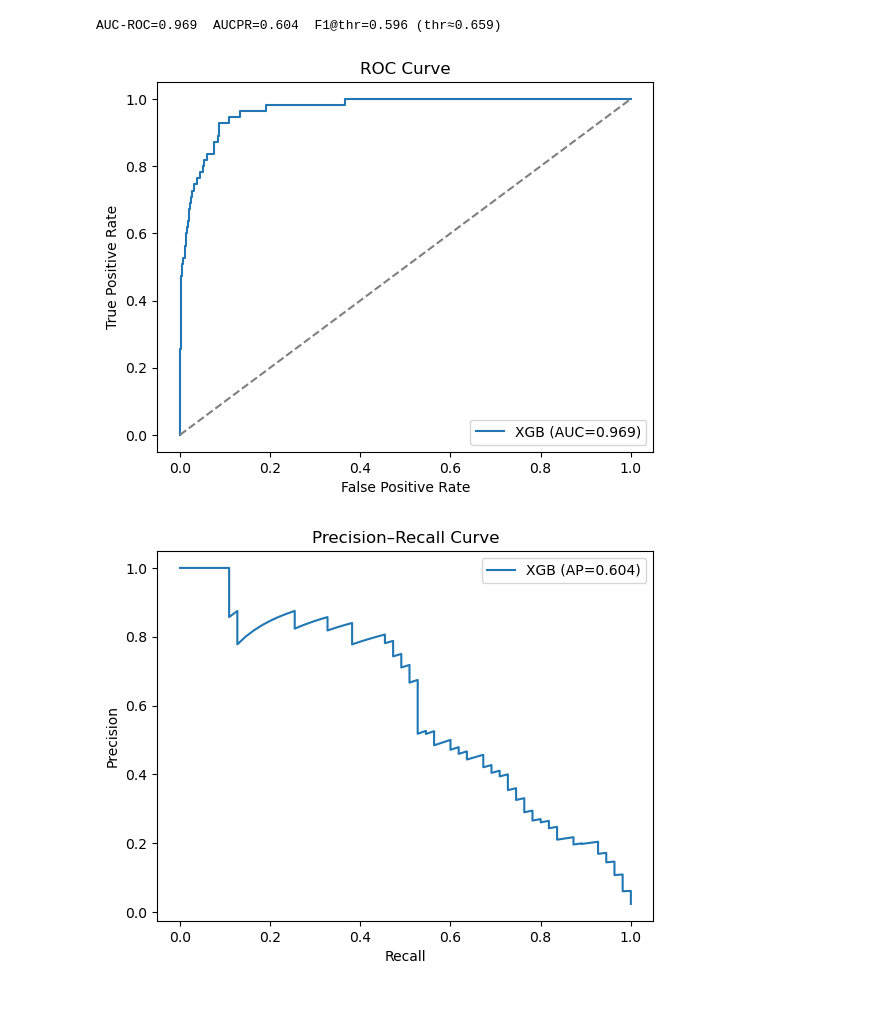
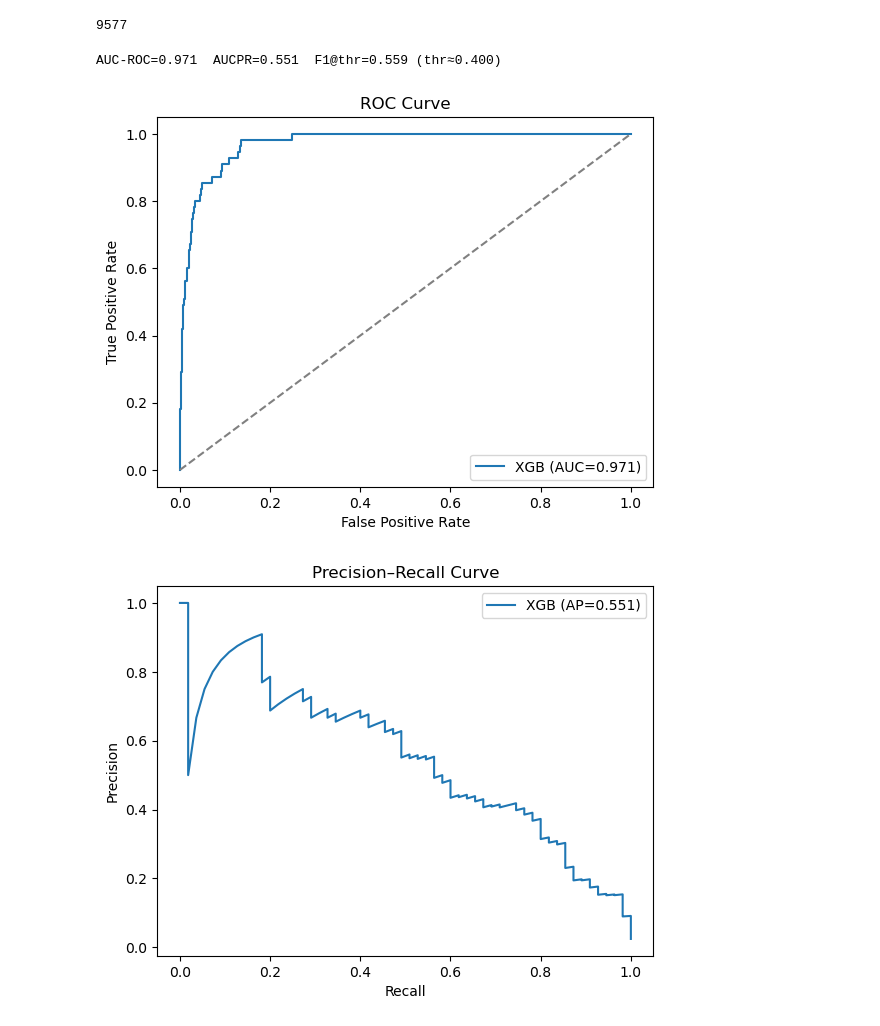
Before and after one commit to amyduguid2/MIMIC_Analysis, a Jupyter notebook: xgboost_rf.ipynb, the cells around one changed output. Cells and saved outputs as stored; diff of their text form; code cells hidden in the pictures.

```diff
--- a/xgboost_rf.ipynb
+++ b/xgboost_rf.ipynb
@@ -229,2 +133,10 @@ print(f"Best mean AUCPR: {best_score:.4f}")
 # %%
-best_params
+best_params = {'colsample_bytree': np.float64(0.6733618039413735),
+ 'gamma': np.float64(0.6084844859190754),
+ 'learning_rate': np.float64(0.11445615769380281),
+ 'max_depth': 6,
+ 'min_child_weight': 1,
+ 'n_estimators': 1984,
+ 'reg_alpha': np.float64(0.5247746602583891),
+ 'reg_lambda': np.float64(1.1995829151457664),
+ 'subsample': np.float64(0.6186662652854461)}
@@ -241,7 +181,10 @@ best_params
+# %%
+len(y_train)
+# %% [output]
+9577
 # %%
 import numpy as np
 import matplotlib.pyplot as plt
-from sklearn.model_selection import StratifiedShuffleSplit
 from sklearn.base import clone
 from sklearn.metrics import (
     roc_auc_score, roc_curve,
@@ -249,25 +192,18 @@ from sklearn.metrics import (
     confusion_matrix, ConfusionMatrixDisplay, f1_score
 )
 
-# -------------------------
-# 1) Hold-out split
-# -------------------------
-sss = StratifiedShuffleSplit(n_splits=1, test_size=0.2, random_state=42)
-tr_idx, va_idx = next(sss.split(X, y))
-X_tr, X_va = X.iloc[tr_idx], X.iloc[va_idx]
-y_tr, y_va = y[tr_idx], y[va_idx]
 
 # -------------------------
 # 2) Preprocessing
 # -------------------------
-prep = clone(preprocessor).fit(X_tr)
-X_tr_enc = prep.transform(X_tr)
-X_va_enc = prep.transform(X_va)
+prep = clone(preprocessor).fit(train_df)
+X_tr_enc = prep.transform(train_df)
+X_va_enc = prep.transform(test_df)
 
 # -------------------------
 # 3) Model with tuned params
 # -------------------------
-pos, neg = (y_tr == 1).sum(), (y_tr == 0).sum()
+pos, neg = (y_train == 1).sum(), (y_train == 0).sum()
 spw = neg / max(pos, 1)
 
 xgb_best = XGBClassifier(
@@ -279,16 +215,16 @@ xgb_best = XGBClassifier(
     **best_params
 ).set_params(scale_pos_weight=spw)
 
-xgb_best.fit(X_tr_enc, y_tr, eval_set=[(X_va_enc, y_va)], verbose=False)
+xgb_best.fit(X_tr_enc, y_train, eval_set=[(X_va_enc, y_test)], verbose=False)
 
 # -------------------------
 # 4) Probabilities & threshold
 # -------------------------
 proba = xgb_best.predict_proba(X_va_enc)[:, 1]
-auc_roc = roc_auc_score(y_va, proba)
-auc_pr  = average_precision_score(y_va, proba)
+auc_roc = roc_auc_score(y_test, proba)
+auc_pr  = average_precision_score(y_test, proba)
 
-P, R, T = precision_recall_curve(y_va, proba)
+P, R, T = precision_recall_curve(y_test, proba)
 if len(T) > 0:
     f1s = 2 * (P[:-1] * R[:-1]) / np.clip(P[:-1] + R[:-1], 1e-12, None)
     thr = T[np.argmax(f1s)]
@@ -296,44 +232,44 @@ else:
     thr = 0.5
 
 pred = (proba >= thr).astype(int)
-f1 = f1_score(y_va, pred)
+f1 = f1_score(y_test, pred)
 
 print(f"AUC-ROC={auc_roc:.3f}  AUCPR={auc_pr:.3f}  F1@thr={f1:.3f} (thr≈{thr:.3f})")
 
 # -------------------------
 # 5) ROC Curve
 # -------------------------
-fpr, tpr, _ = roc_curve(y_va, proba)
+fpr, tpr, _ = roc_curve(y_test, proba)
 plt.figure()
 plt.plot(fpr, tpr, label=f'XGB (AUC={auc_roc:.3f})')
 plt.plot([0,1],[0,1],'--', color='gray')
 plt.xlabel("False Positive Rate")
 plt.ylabel("True Positive Rate")
 plt.title("ROC Curve")
 plt.legend()
 plt.show()
 
 # -------------------------
 # 6) Precision–Recall Curve
 # -------------------------
 plt.figure()
 plt.plot(R, P, label=f'XGB (AP={auc_pr:.3f})')
 plt.xlabel("Recall")
 plt.ylabel("Precision")
 plt.title("Precision–Recall Curve")
 plt.legend()
 plt.show()
 
 # -------------------------
 # 7) Confusion Matrix
 # -------------------------
-cm = confusion_matrix(y_va, pred, labels=[0,1])
+cm = confusion_matrix(y_test, pred, labels=[0,1])
 ConfusionMatrixDisplay(cm, display_labels=["Alive (0)","Death (1)"]).plot(
     values_format="d", cmap="Blues"
 )
 plt.title(f"Confusion Matrix @thr≈{thr:.3f}")
 plt.show()
 # %% [output]
-AUC-ROC=0.969  AUCPR=0.604  F1@thr=0.596 (thr≈0.659)
+AUC-ROC=0.971  AUCPR=0.551  F1@thr=0.559 (thr≈0.400)
-[figure, old version]
+[figure, new version]
-[figure, old version]
+[figure, new version]
```
Also changed, not shown: parts of 17 cells of this notebook, 1 other file.
